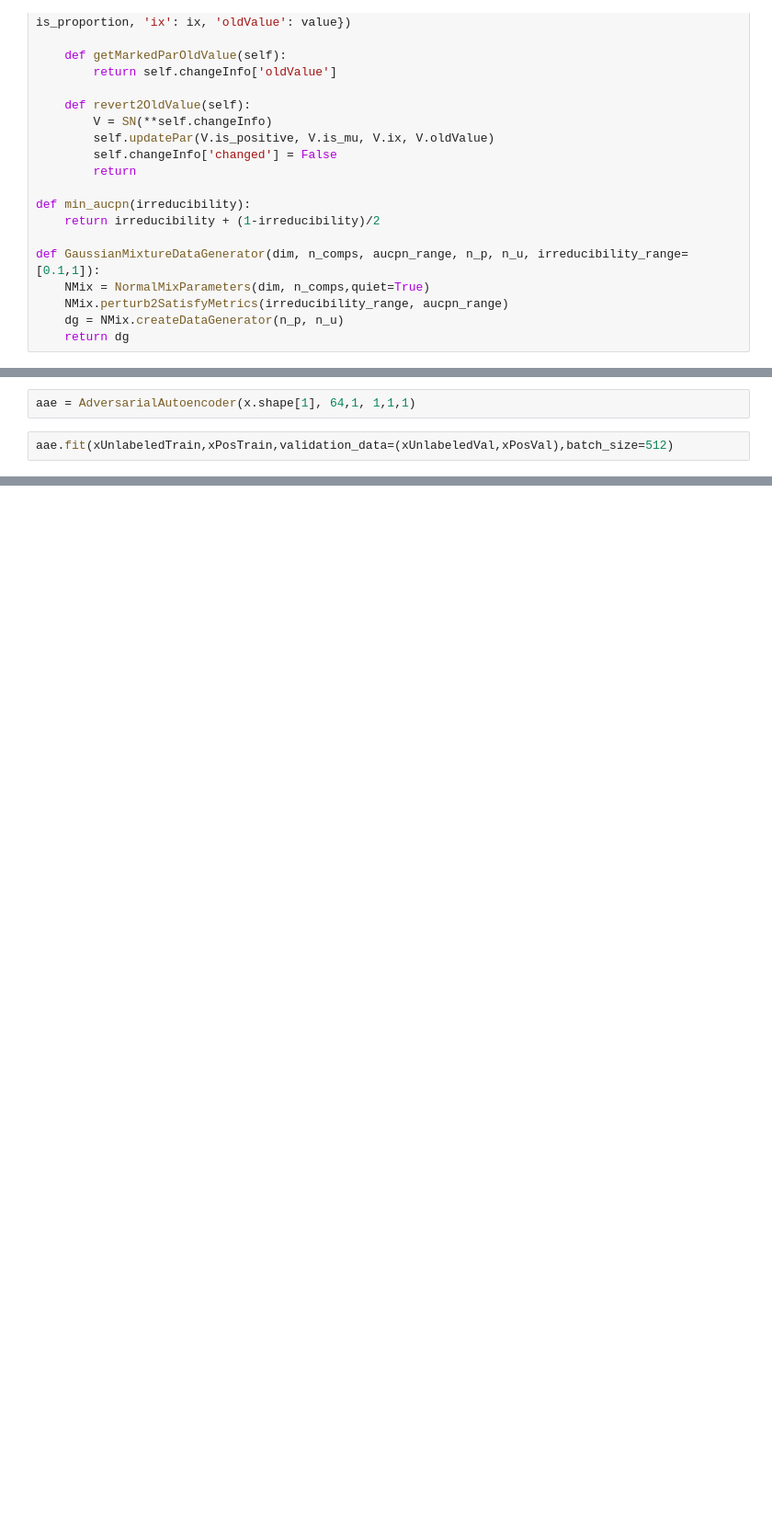
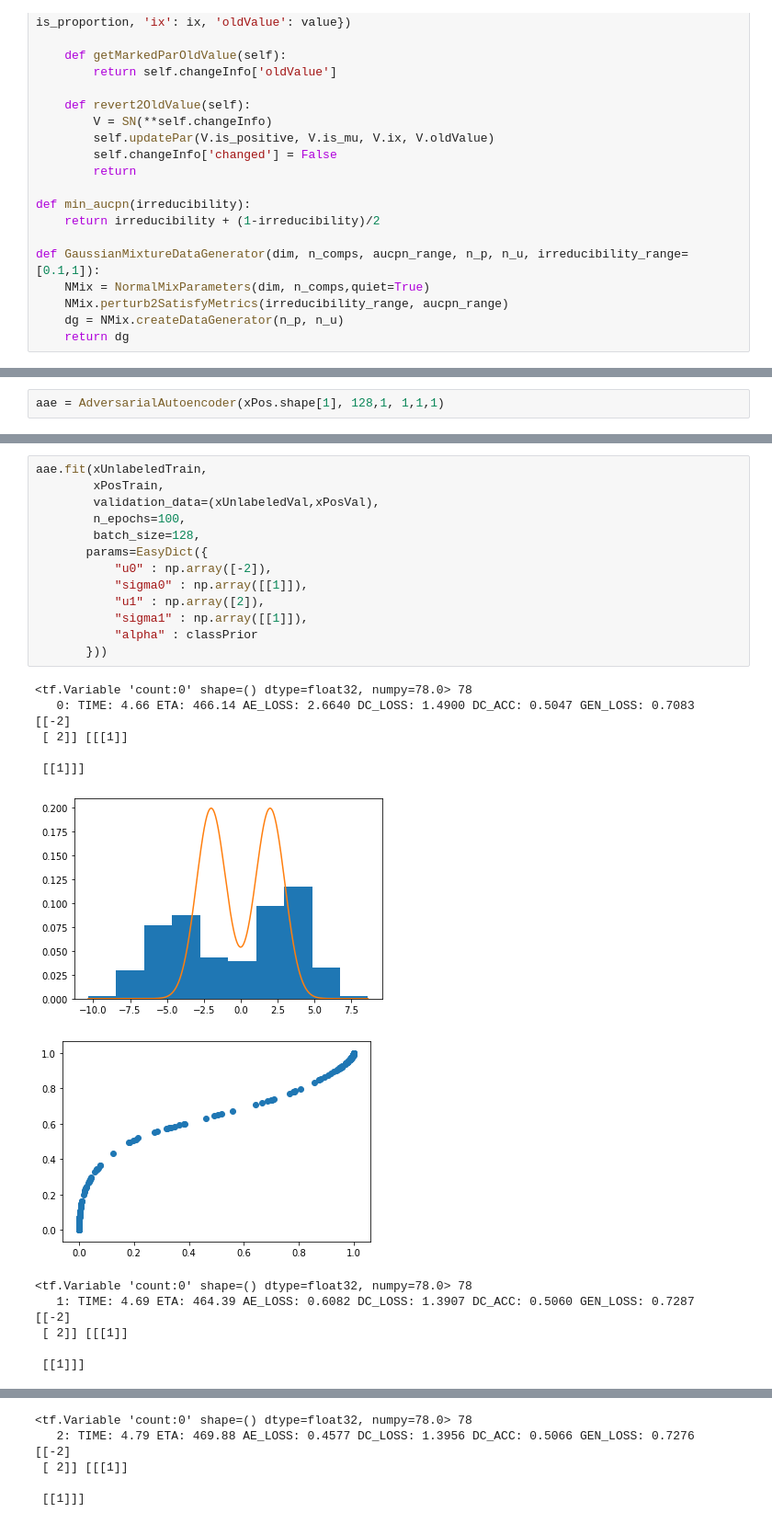
Before and after one commit to Dzeiberg/latentPosteriorEstimation, a Jupyter notebook: AAE.ipynb, the cells around one changed output, grey strips where cells are left out. Shown at 92% size. Drawn from its saved outputs; the diff is of its cells as text; blank space fills up the shorter version.

```diff
--- a/AAE.ipynb
+++ b/AAE.ipynb
@@ -728,5 +773,3 @@ class AdversarialAutoencoder:
             self.plot()
 # %%
-aae = AdversarialAutoencoder(x.shape[1], 64,1, 1,1,1)
+aae = AdversarialAutoencoder(xPos.shape[1], 128,1, 1,1,1)
-# %%
-aae.fit(xUnlabeledTrain,xPosTrain,validation_data=(xUnlabeledVal,xPosVal),batch_size=512)
@@ -842,0 +776,28 @@ aae.fit(xUnlabeledTrain,xPosTrain,validation_data=(xUnlabeledVal,xPosVal),batch_
+# %%
+aae.fit(xUnlabeledTrain,
+        xPosTrain,
+        validation_data=(xUnlabeledVal,xPosVal),
+        n_epochs=100,
+        batch_size=128,
+       params=EasyDict({
+           "u0" : np.array([-2]),
+           "sigma0" : np.array([[1]]),
+           "u1" : np.array([2]),
+           "sigma1" : np.array([[1]]),
+           "alpha" : classPrior
+       }))
+# %% [output]
+<tf.Variable 'count:0' shape=() dtype=float32, numpy=78.0> 78
+   0: TIME: 4.66 ETA: 466.14 AE_LOSS: 2.6640 DC_LOSS: 1.4900 DC_ACC: 0.5047 GEN_LOSS: 0.7083
+[[-2]
+ [ 2]] [[[1]]
+
+ [[1]]]
+[figure, added]
+[figure, added]
+<tf.Variable 'count:0' shape=() dtype=float32, numpy=78.0> 78
+   1: TIME: 4.69 ETA: 464.39 AE_LOSS: 0.6082 DC_LOSS: 1.3907 DC_ACC: 0.5060 GEN_LOSS: 0.7287
+[[-2]
+ [ 2]] [[[1]]
+
+ [[1]]]
@@ -842,0 +806,6 @@ aae.fit(xUnlabeledTrain,xPosTrain,validation_data=(xUnlabeledVal,xPosVal),batch_
+<tf.Variable 'count:0' shape=() dtype=float32, numpy=78.0> 78
+   2: TIME: 4.79 ETA: 469.88 AE_LOSS: 0.4577 DC_LOSS: 1.3956 DC_ACC: 0.5066 GEN_LOSS: 0.7276
+[[-2]
+ [ 2]] [[[1]]
+
+ [[1]]]
```
Also changed, not shown: parts of 15 cells of this notebook, 1 other file.
